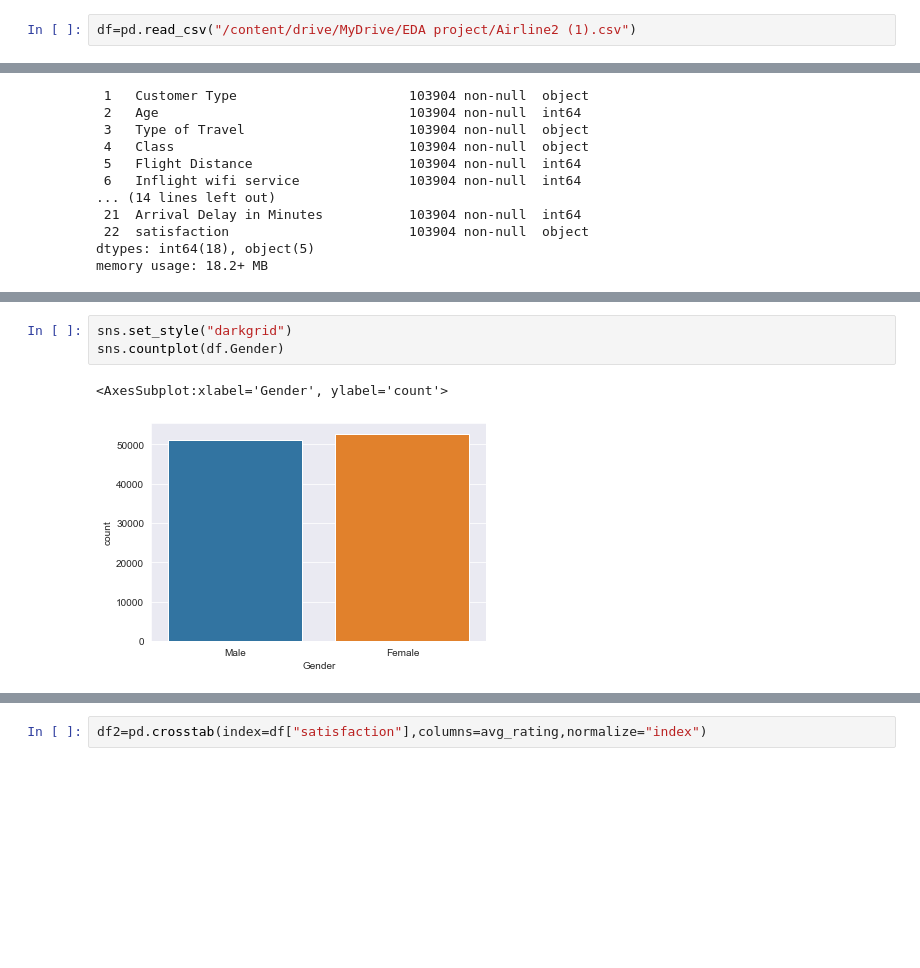
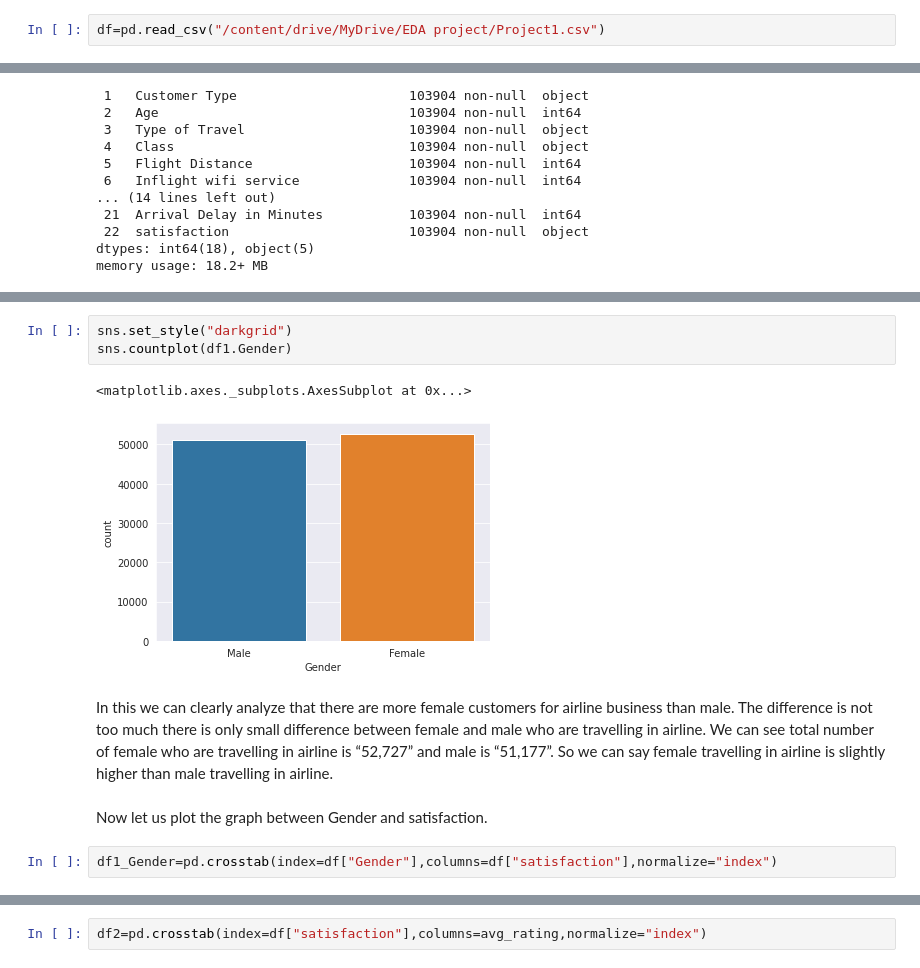
Before and after one commit to Bharadwaj0906/Airline-Passenger-Satisfaction-Project, a Jupyter notebook: EDA2.ipynb, the cells around one changed output, grey strips where cells are left out. Drawn from its saved outputs; the diff is of its cells as text; blank space fills up the shorter version.

```diff
--- a/EDA2.ipynb
+++ b/EDA2.ipynb
@@ -39,7 +40,7 @@ import numpy as np
 ### Data Sourcing
 1) reading data by using pandas
 # %%
-df=pd.read_csv("/content/drive/MyDrive/EDA project/Airline2 (1).csv")
+df=pd.read_csv("/content/drive/MyDrive/EDA project/Project1.csv")
 # %%
 df
 # %% [output]
@@ -264,6 +315,12 @@ memory usage: 18.2+ MB
 # %%
 sns.set_style("darkgrid")
-sns.countplot(df.Gender)
+sns.countplot(df1.Gender)
 # %% [output]
-<AxesSubplot:xlabel='Gender', ylabel='count'>
+<matplotlib.axes._subplots.AxesSubplot at 0x...>
-[figure, old version]
+[figure, new version]
+# %% [markdown]
+In this we can clearly analyze that there are more female customers for airline business than male. The difference is not too much there is only small difference between female and male who are travelling in airline. We can see total number of female who are travelling in airline is “52,727” and male is “51,177”. So we can say female travelling  in airline is slightly higher than male travelling in airline.
+# %% [markdown]
+Now let us plot the graph between Gender and satisfaction.
+# %%
+df1_Gender=pd.crosstab(index=df["Gender"],columns=df["satisfaction"],normalize="index")
```
Also changed, not shown: parts of 140 cells of this notebook.
